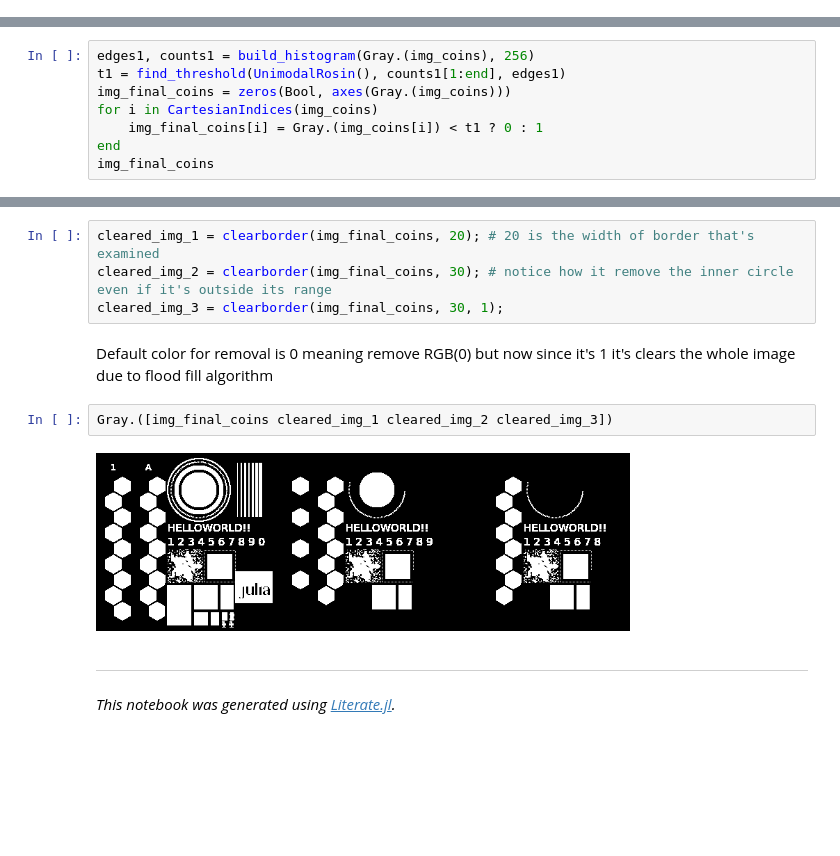
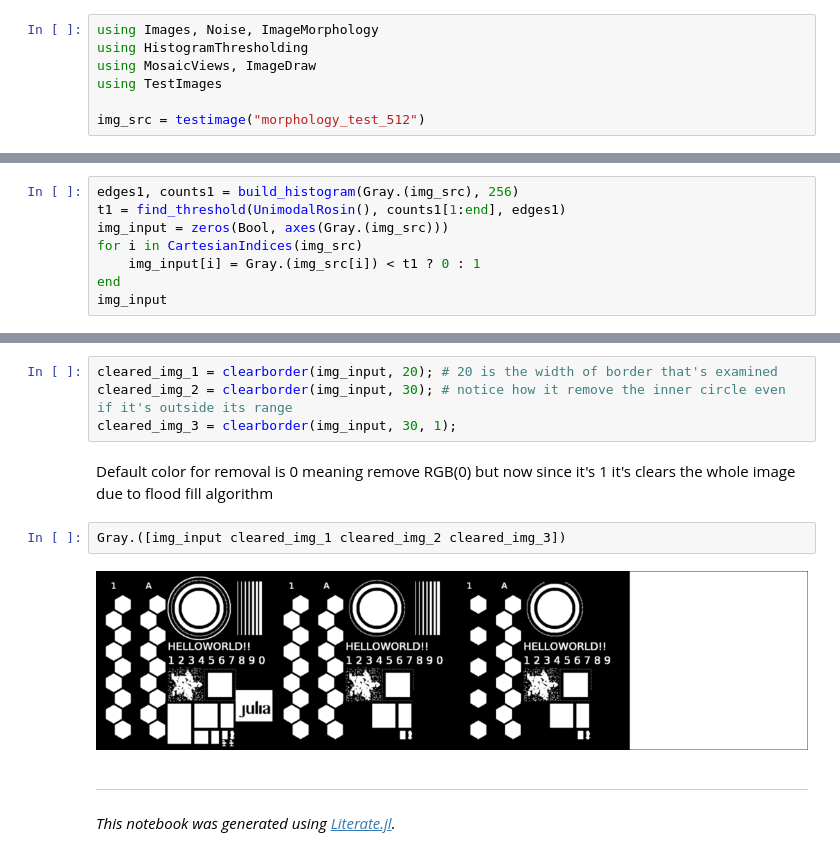
Before and after one commit to JuliaImages/www.juliaimages.org, a Jupyter notebook: previews/PR203/examples/image_morphology/morphological_operations.ipynb, the cells around one changed output, grey strips where cells are left out. Saved outputs shown, nothing was run; the diff lists cells and outputs as text; blank space fills up the shorter version.

Commit message:
build based on 74ca3e8

```diff
--- a/previews/PR203/examples/image_morphology/morphological_operations.ipynb
+++ b/previews/PR203/examples/image_morphology/morphological_operations.ipynb
@@ -18,0 +4,7 @@ img_coins = get_image("https://i.imgur.com/91IOKtJ.png")
+# %%
+using Images, Noise, ImageMorphology
+using HistogramThresholding
+using MosaicViews, ImageDraw
+using TestImages
+
+img_src = testimage("morphology_test_512")
@@ -19,11 +13,11 @@ img_coins = get_image("https://i.imgur.com/91IOKtJ.png")
 # %% [markdown]
 Thresholding of image
 # %%
-edges1, counts1 = build_histogram(Gray.(img_coins), 256)
+edges1, counts1 = build_histogram(Gray.(img_src), 256)
 t1 = find_threshold(UnimodalRosin(), counts1[1:end], edges1)
-img_final_coins = zeros(Bool, axes(Gray.(img_coins)))
-for i in CartesianIndices(img_coins)
-    img_final_coins[i] = Gray.(img_coins[i]) < t1 ? 0 : 1
+img_input = zeros(Bool, axes(Gray.(img_src)))
+for i in CartesianIndices(img_src)
+    img_input[i] = Gray.(img_src[i]) < t1 ? 0 : 1
 end
-img_final_coins
+img_input
 # %% [output]
@@ -95,15 +89,15 @@ Gray.([img_final_coins img_thinning])
 # %% [markdown]
 Clearborder method can be used to clear objects connected to the border of the image.
 # %%
-cleared_img_1 = clearborder(img_final_coins, 20); # 20 is the width of border that's examined
-cleared_img_2 = clearborder(img_final_coins, 30); # notice how it remove the inner circle even if it's outside its range
-cleared_img_3 = clearborder(img_final_coins, 30, 1);
+cleared_img_1 = clearborder(img_input, 20); # 20 is the width of border that's examined
+cleared_img_2 = clearborder(img_input, 30); # notice how it remove the inner circle even if it's outside its range
+cleared_img_3 = clearborder(img_input, 30, 1);
 # %% [markdown]
 Default color for removal is 0 meaning remove RGB(0) but now since it's 1 it's clears the whole image due to flood fill algorithm
 # %%
-Gray.([img_final_coins cleared_img_1 cleared_img_2 cleared_img_3])
+Gray.([img_input cleared_img_1 cleared_img_2 cleared_img_3])
 # %% [output]
-[figure, old version]
+[figure, new version]
 # %% [markdown]
 ---
 
```
Also changed, not shown: parts of 9 cells of this notebook, 38 other files.
